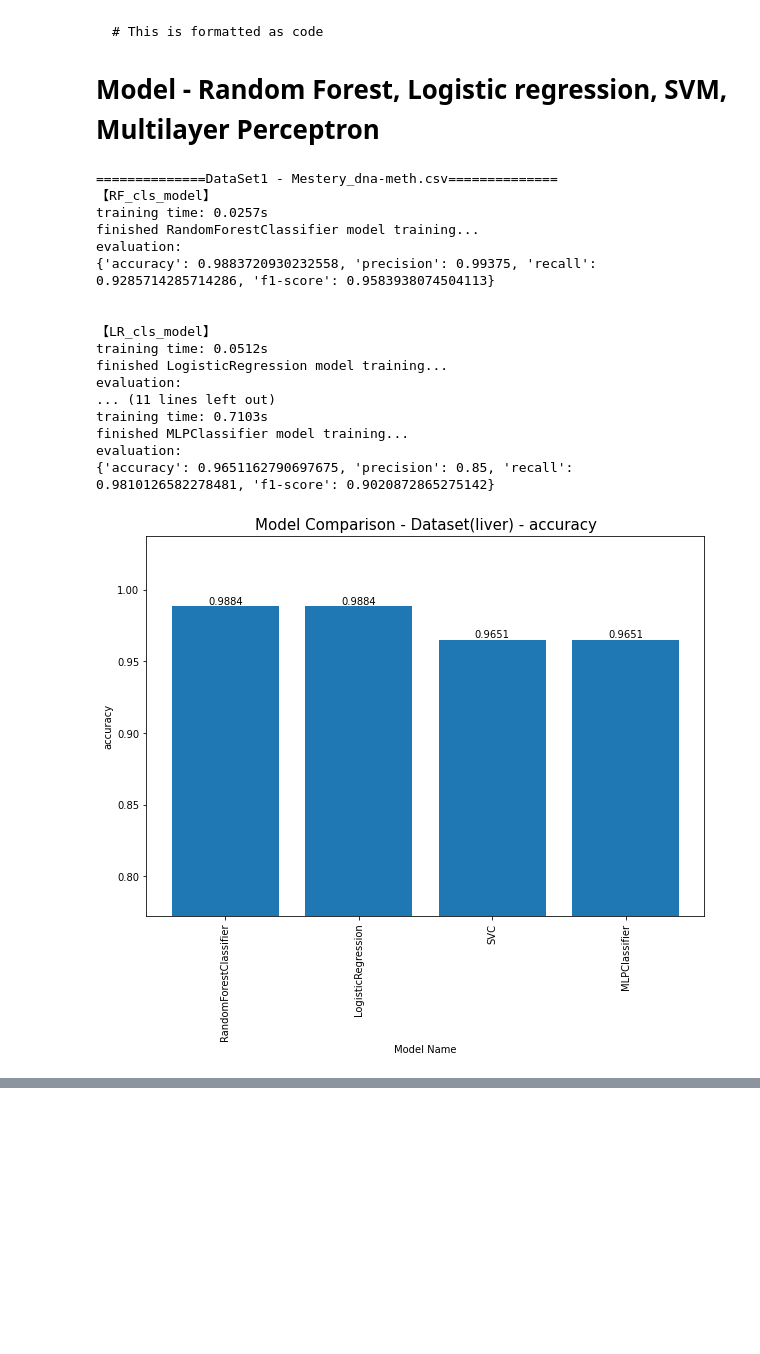
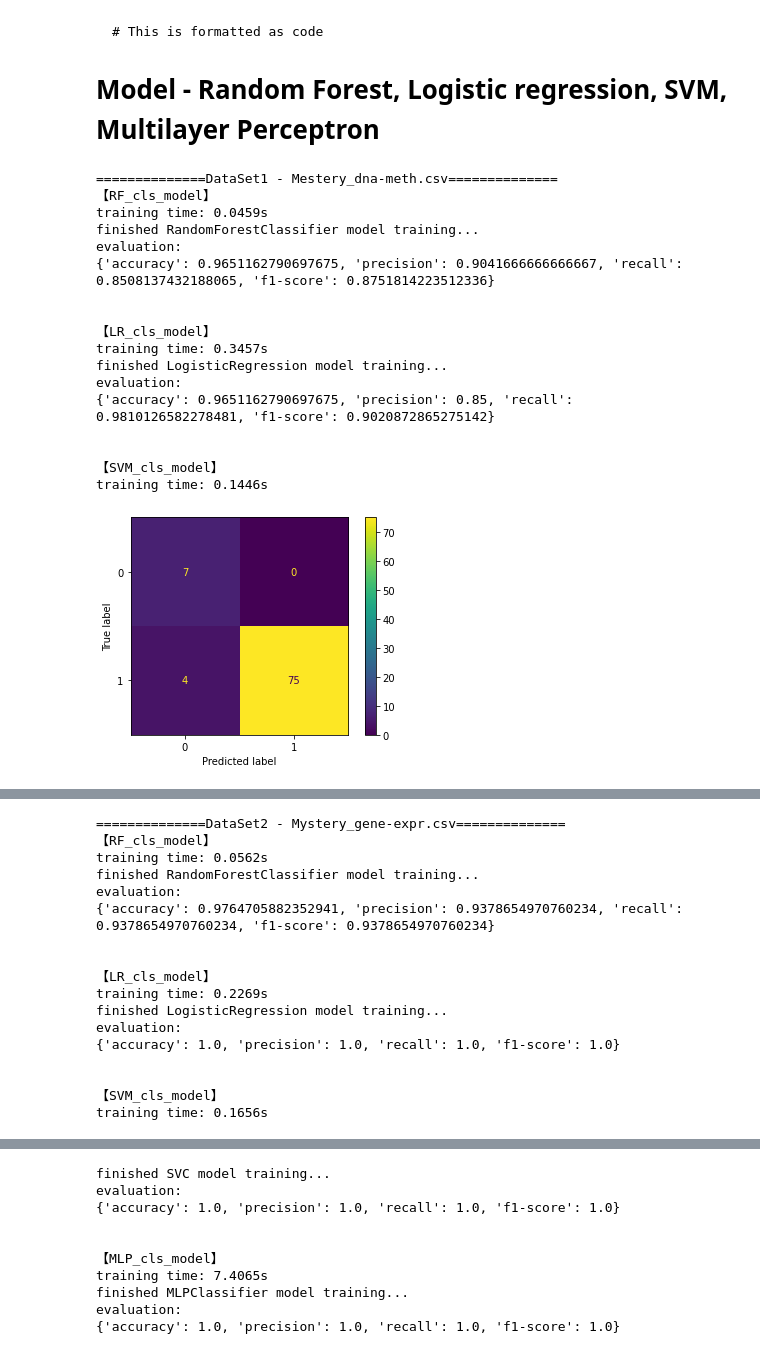
Before and after one commit to blid11/Group9, a Jupyter notebook: BrettG9_PartC2.ipynb, the cells around one changed output, grey strips where cells are left out. Saved outputs shown, nothing was run; the diff lists cells and outputs as text; code cells hidden in the pictures; blank space fills up the shorter version.

```diff
--- a/BrettG9_PartC2.ipynb
+++ b/BrettG9_PartC2.ipynb
@@ -358,6 +361,10 @@ def SVM_cls_model(X_train,y_train,X_test,y_test):
 	# predict test set result
 	y_pred_SVC = svc.predict(X_test)
 	metrics  = evaluation(y_test,y_pred_SVC,model_type='classification')
+
+	#BRETT - Added confusion matrix plot
+	plot_confusion_matrix(svc, X_test, y_test)
+	plt.show()
 	return svc,metrics
 
 # sklearn bp - Multilayer perceptron (MLP)
@@ -400,10 +407,10 @@ def plot_metric(metric_dic,metric = 'SCORE',dataset_name = 'None'):
 	plt.savefig(f"Model Comparison - Dataset({dataset_name}) - {metric}.jpg",dpi=200)
 	plt.show()
 
-X_train1, X_test1, y_train1, y_test1 = train_test_split(liver_gene_data2, liver_gene_labels,
+X_train1, X_test1, y_train1, y_test1 = train_test_split(liver_methyl_data2, liver_methyl_labels,
                                                     test_size=0.20, random_state=30)
 
-X_train2, X_test2, y_train2, y_test2 = train_test_split(liver_methyl_data2, liver_methyl_labels,
+X_train2, X_test2, y_train2, y_test2 = train_test_split(liver_gene_data2, liver_gene_labels,
                                                     test_size=0.20, random_state=30)
 
 ######### Dataset 1
@@ -425,43 +432,43 @@ for model in cls_models:
 	print("evaluation:")
 	print(metrics)
 	print('\n')
-plot_metric(eval_dic1,metric='accuracy',dataset_name='liver')
+plot_metric(eval_dic1,metric='accuracy',dataset_name='Liver Gene Expression')
 
 ######### Dataset 2
 print("\n==============DataSet2 - Mystery_gene-expr.csv==============")
 model_type = 'classification'
 eval_dic2 = {}
 models2 = []
 cls_models = [RF_cls_model,LR_cls_model,SVM_cls_model,MLP_cls_model]
 # data set2
 for model in cls_models:
 	print(f"【{model.__name__}】")
 	model,metrics = model(X_train2,y_train2,X_test2,y_test2)
 	models2.append(model)
 	# result
 	eval_dic2[type(model).__name__] = metrics.copy()
 	print(f"finished {type(model).__name__} model training...")
 	print("evaluation:")
 	print(metrics)
 	print('\n')
 
-plot_metric(eval_dic2,metric='accuracy',dataset_name='liver')
+plot_metric(eval_dic2,metric='accuracy',dataset_name='Liver Methylation')
 # %% [output]
 ==============DataSet1 - Mestery_dna-meth.csv==============
 【RF_cls_model】
-training time: 0.0257s
+training time: 0.0459s
 finished RandomForestClassifier model training...
 evaluation:
-{'accuracy': 0.9883720930232558, 'precision': 0.99375, 'recall': 0.9285714285714286, 'f1-score': 0.9583938074504113}
+{'accuracy': 0.9651162790697675, 'precision': 0.9041666666666667, 'recall': 0.8508137432188065, 'f1-score': 0.8751814223512336}
 
 
 【LR_cls_model】
-training time: 0.0512s
+training time: 0.3457s
 finished LogisticRegression model training...
 evaluation:
-... (11 lines left out)
-training time: 0.7103s
-finished MLPClassifier model training...
-evaluation:
 {'accuracy': 0.9651162790697675, 'precision': 0.85, 'recall': 0.9810126582278481, 'f1-score': 0.9020872865275142}
+
+
+【SVM_cls_model】
+training time: 0.1446s
-[figure, old version]
+[figure, new version]
@@ -485,0 +486,17 @@ evaluation:
+==============DataSet2 - Mystery_gene-expr.csv==============
+【RF_cls_model】
+training time: 0.0562s
+finished RandomForestClassifier model training...
+evaluation:
+{'accuracy': 0.9764705882352941, 'precision': 0.9378654970760234, 'recall': 0.9378654970760234, 'f1-score': 0.9378654970760234}
+
+
+【LR_cls_model】
+training time: 0.2269s
+finished LogisticRegression model training...
+evaluation:
+{'accuracy': 1.0, 'precision': 1.0, 'recall': 1.0, 'f1-score': 1.0}
+
+
+【SVM_cls_model】
+training time: 0.1656s
@@ -485,0 +504,10 @@ evaluation:
+finished SVC model training...
+evaluation:
+{'accuracy': 1.0, 'precision': 1.0, 'recall': 1.0, 'f1-score': 1.0}
+
+
+【MLP_cls_model】
+training time: 7.4065s
+finished MLPClassifier model training...
+evaluation:
+{'accuracy': 1.0, 'precision': 1.0, 'recall': 1.0, 'f1-score': 1.0}
```
Also changed, not shown: parts of 3 cells of this notebook.
